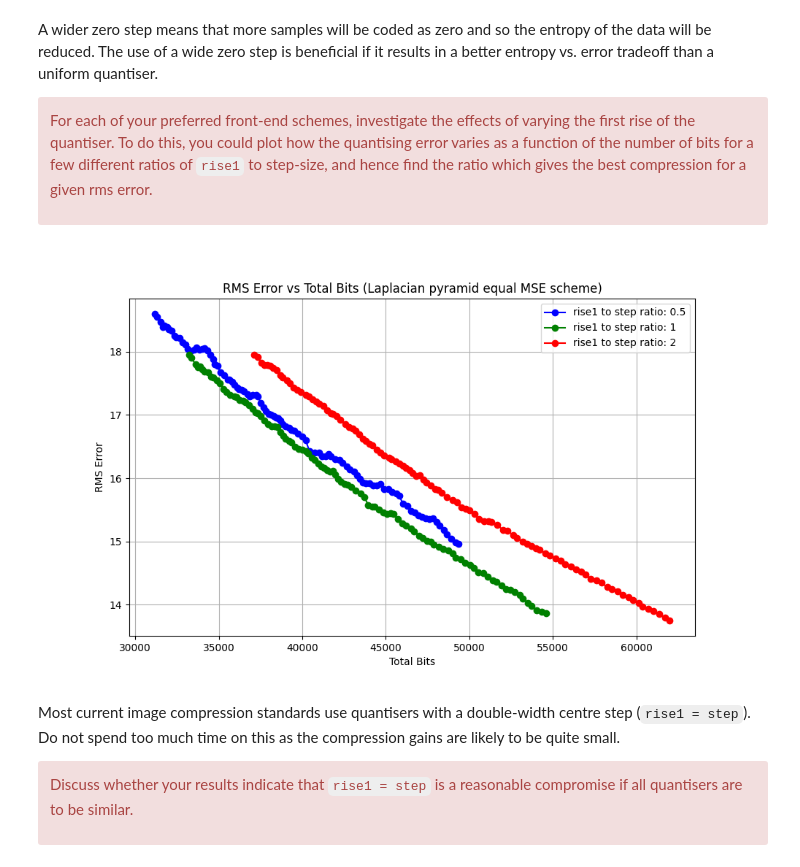
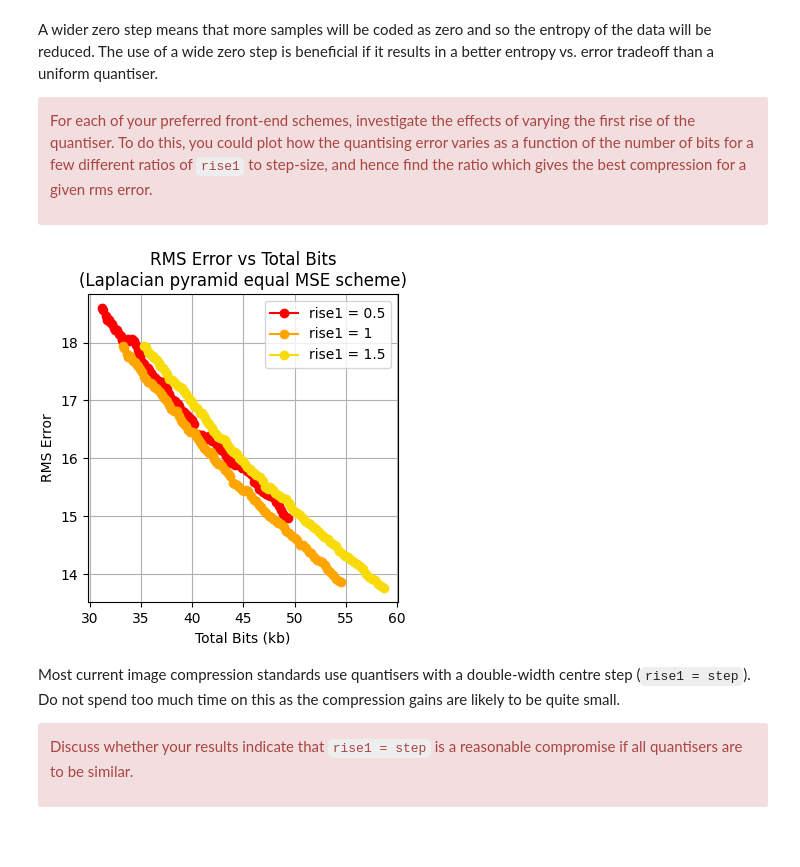
Before and after one commit to AndrewKeYanzhe/cued_sf2_lab-master, a Jupyter notebook: 10-11-selection-centre-clipped.ipynb, the cells around one changed output. Drawn from its saved outputs; the diff is of its cells as text; code cells hidden in the pictures; blank space fills up the shorter version.

Commit message:
update rise1 graph

```diff
--- a/10-11-selection-centre-clipped.ipynb
+++ b/10-11-selection-centre-clipped.ipynb
@@ -222,7 +222,7 @@ def calculate_bits(image):
         image = np.array(image)
     return bpp(image) * image.shape[0] * image.shape[1]
 
-rise1_ratio_list = [0.5, 1, 2]
+rise1_ratio_list = [0.5, 1, 1.5]
 
 
 
@@ -268,91 +268,42 @@ for r in rise1_ratio_list:
     for i in decimal_range_stepsize/r:
         # print("i",i)
         rms_error, total_bits = f(float(i),r)
-        total_bits_list.append(total_bits)
+        total_bits_list.append(total_bits/1000)
         rms_error_list.append(rms_error)
 
     total_bits_list_vary_rise1.append(total_bits_list)
     rms_error_list_vary_rise1.append(rms_error_list)
 
 colors = ['b', 'g', 'r', 'c', 'm', 'y', 'k', 'w',
           'blue', 'green', 'red', 'cyan', 'magenta', 'yellow', 'black', 'white',
           'navy', 'purple', 'or÷ange', 'teal', 'lime', 'brown', 'pink', 'gray',
           'olive', 'gold', 'skyblue', 'darkgreen', 'darkred', 'lightblue', 'lightgreen']
 colors = ['b', 'g', 'r', 'c', 'm', 'y', 'k']
+colors = ['#0084ff',"#80c1ff","#d1e9ff"]
+colors = ['r','orange','#f8db09']
 
 # Plotting the data
-plt.figure(figsize=(10, 6))
-# Plot the first series
-# plt.plot(total_bits_list_vary_rise1[0], rms_error_list_vary_rise1[0], marker='o', linestyle='-', color='r', label='rise1_ratio: '+str(rise1_ratio_list[0]))
+plt.figure(figsize=(4, 4))
 
-# # Plot the second series
-# plt.plot(total_bits_list_vary_rise1[1], rms_error_list_vary_rise1[1], marker='o', linestyle='-', color='g', label='rise1_ratio: '+str(rise1_ratio_list[1]))
-
-# # Plot the third series
-# plt.plot(total_bits_list_vary_rise1[2], rms_error_list_vary_rise1[2], marker='o', linestyle='-', color='b', label='rise1_ratio: '+str(rise1_ratio_list[2]))
 
 for index, value in enumerate(rise1_ratio_list):
-    plt.plot(total_bits_list_vary_rise1[index], rms_error_list_vary_rise1[index], marker='o', linestyle='-', color=colors[index], label='rise1 to step ratio: '+str(rise1_ratio_list[index]))
+    plt.plot(total_bits_list_vary_rise1[index], rms_error_list_vary_rise1[index], marker='o', linestyle='-', color=colors[index], label='rise1 = '+str(rise1_ratio_list[index]))
 
 
 
 # Adding title and labels
-plt.title('RMS Error vs Total Bits (Laplacian pyramid equal MSE scheme)')
-plt.xlabel('Total Bits')
+plt.title('RMS Error vs Total Bits\n(Laplacian pyramid equal MSE scheme)')
+plt.xlabel('Total Bits (kb)')
 plt.ylabel('RMS Error')
 plt.legend()
 
 # Adding grid
 plt.grid(True)
 
 # Showing the plot
 plt.show()
-
-# optimal_step = -1
-# smallest_diff = 10e15
-
-# for i in decimal_range_stepsize:
-#     # print(i,"             ",abs(f(i)))
-#     if f(i) < smallest_diff:
-#         smallest_diff = f(i)
-#         optimal_step = i
-
-# #step size of 16 in the first layer is the best for pyramid, to achieve same error as direct quantisation 17
-
-
-# # Find the compression ratios for equal mse
-
-# # Find the compression ratios for constant step sizes
-# X, cmaps_dict = load_mat_img(img='lighthouse.mat', img_info='X', cmap_info={'map', 'map2'})
-
-
-# # def total_bits(image):
-# #     return bpp(image)*image.shape[0]*image.shape[1]
-
-# step_size=17 #from before. this is step size for 1st layer
-
-# X_q_total_bits = bpp(quantise(X,17))*X.shape[0]*X.shape[1]
-
-
-# Y0, Y1, Y2, Y3, X4 = py4enc(X, h)
-
-# Y0_q=quantise(Y0,step_size*step_ratios[0])
-# Y1_q=quantise(Y1,step_size*step_ratios[1])
-# Y2_q=quantise(Y2,step_size*step_ratios[2])
-# Y3_q=quantise(Y3,step_size*step_ratios[3])
-# X4_q=quantise(X4,step_size*step_ratios[4])
-
-# Z3_recon, Z2_recon, Z1_recon, Z0_recon = py4dec(Y0_q, Y1_q, Y2_q, Y3_q, X4_q, h)
-# compressed_total_bits=total_bits(Y0_q)+total_bits(Y1_q)+total_bits(Y2_q)+total_bits(Y3_q)+total_bits(X4_q)
-
-# compression_ratio = X_q_total_bits/compressed_total_bits
-# print("compression ratio for directly quantise 17, vs pyramid with step sizes 17 in the first layer \n", compression_ratio)
-
-
-
-# rise1_ratio of 1 is the best
 # %% [output]
-[figure, old version]
+[figure, new version]
 # %% [markdown]
 Most current image compression standards use quantisers with a
 double-width centre step (`rise1 = step`). Do not spend too much time
```
Also changed, not shown: parts of 1 cell of this notebook.
